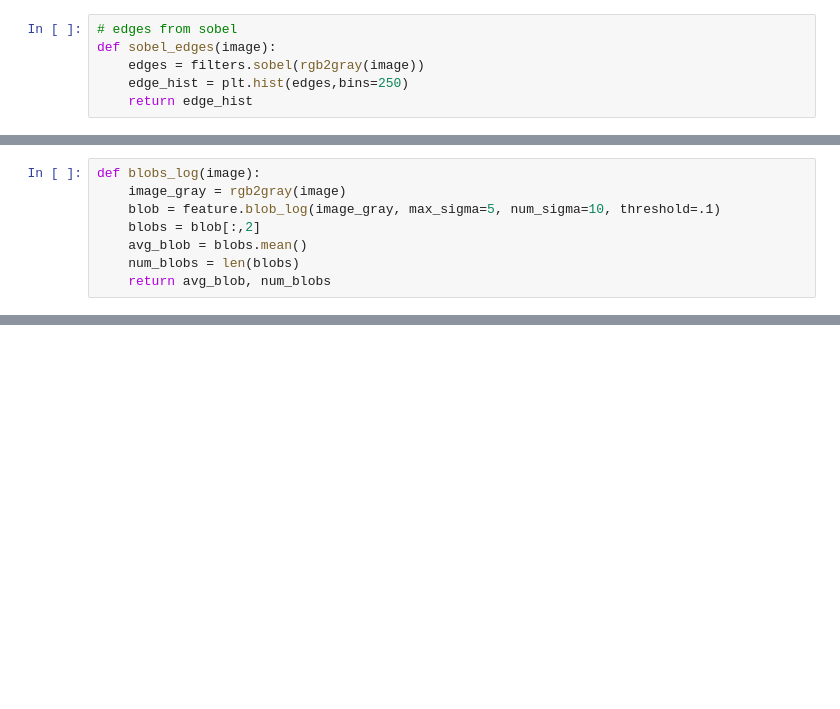
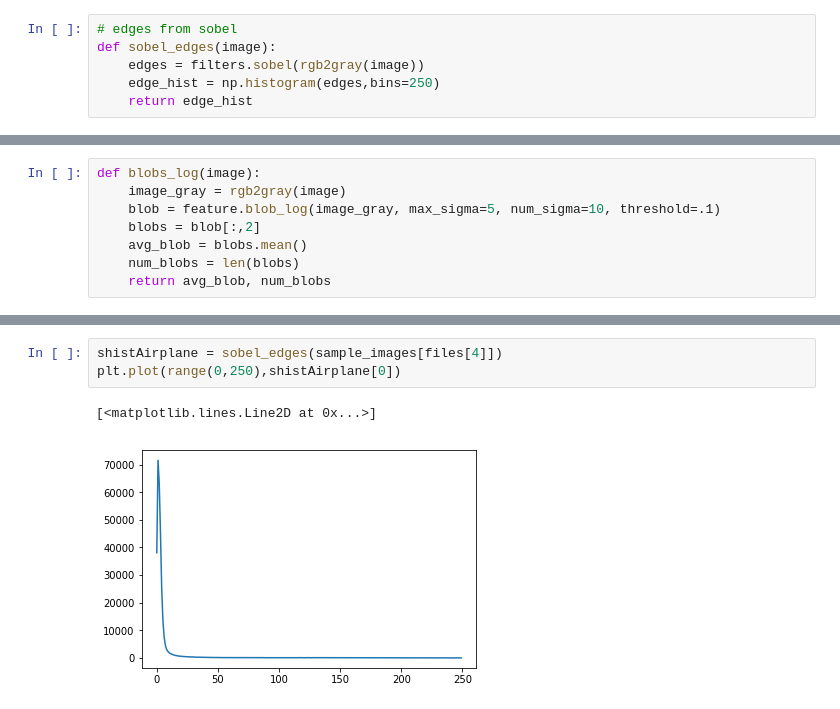
Before and after one commit to ckgrosch/groschner-python-ay250-homework, a Jupyter notebook: hw_6/hw_6_groschner.ipynb, the cells around one changed output, grey strips where cells are left out. Saved outputs shown, nothing was run; the diff lists cells and outputs as text; blank space fills up the shorter version.

```diff
--- a/hw_6/hw_6_groschner.ipynb
+++ b/hw_6/hw_6_groschner.ipynb
@@ -61,7 +64,7 @@ def avg_green(img):
 # edges from sobel
 def sobel_edges(image):
     edges = filters.sobel(rgb2gray(image))
-    edge_hist = plt.hist(edges,bins=250)
+    edge_hist = np.histogram(edges,bins=250)
     return edge_hist
 # %%
 # number of blobs from difference of gaussian
@@ -92,0 +140,6 @@ def lbp_hist(image):
+# %%
+shistAirplane = sobel_edges(sample_images[files[4]])
+plt.plot(range(0,250),shistAirplane[0])
+# %% [output]
+[<matplotlib.lines.Line2D at 0x...>]
+[figure, added]
```
Also changed, not shown: parts of 30 cells of this notebook.
